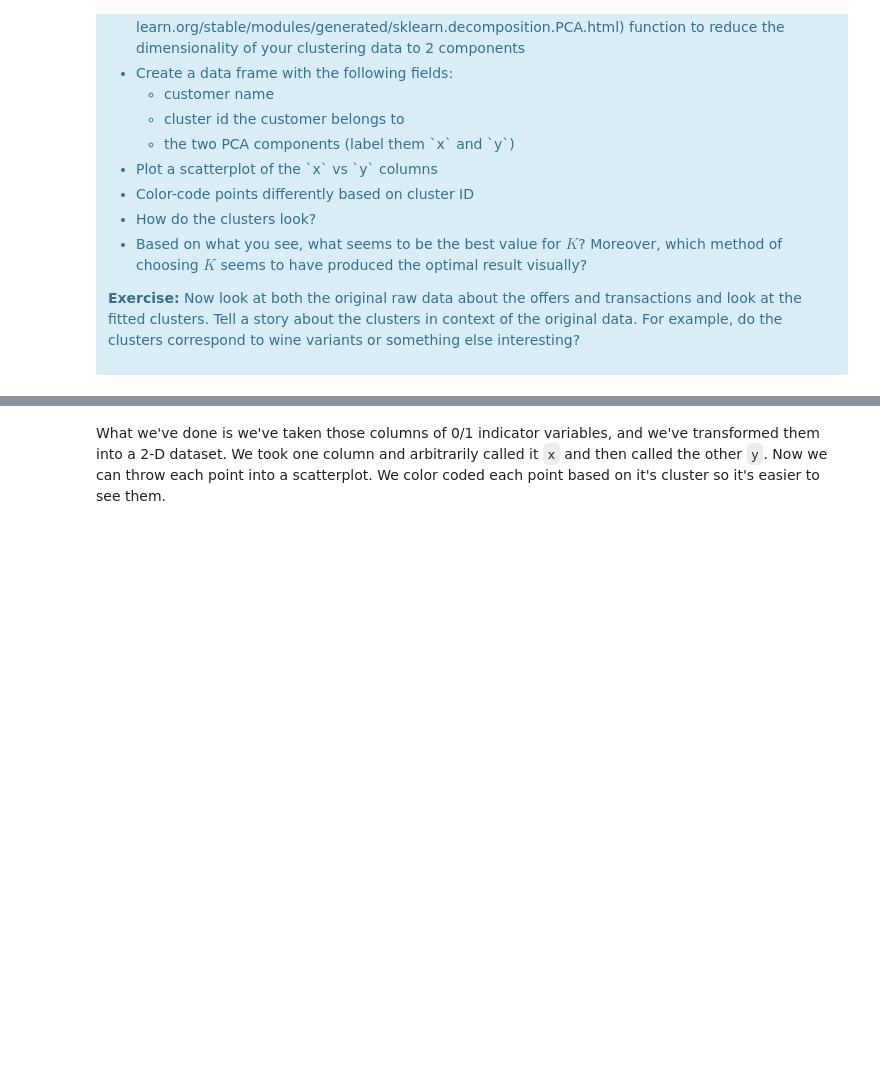
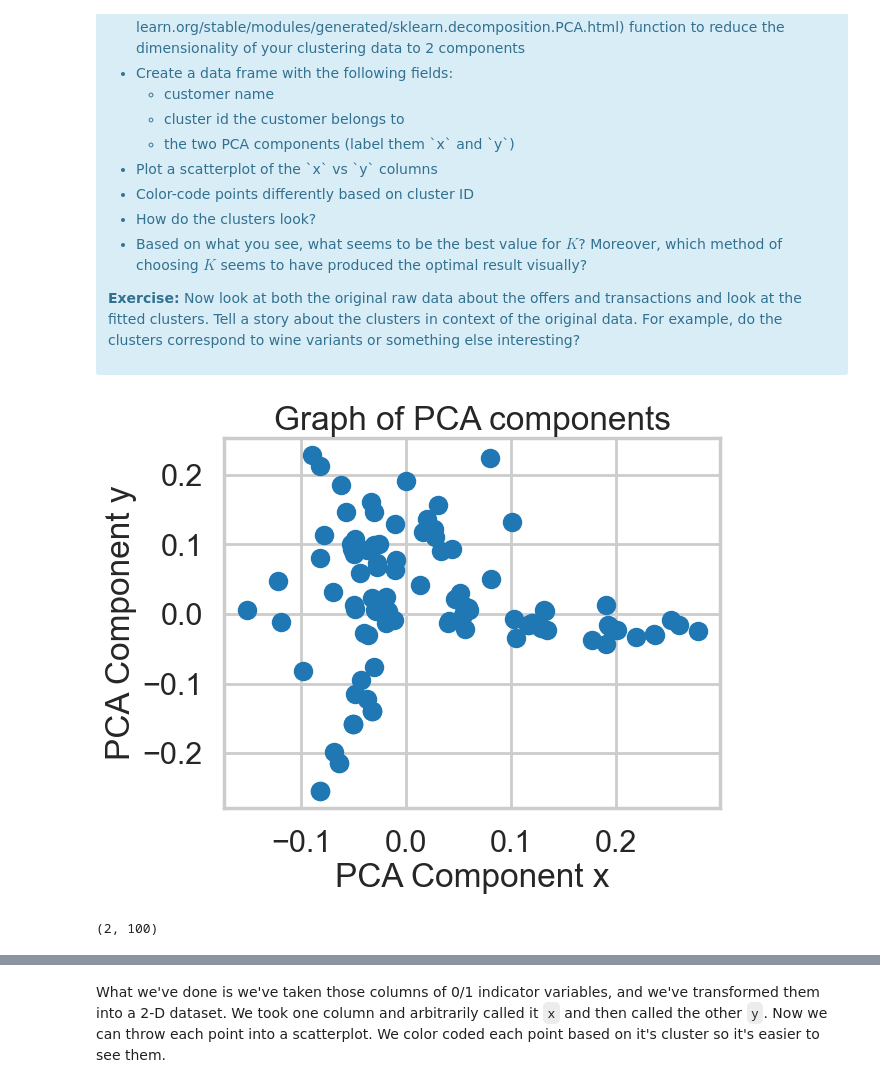
Before and after one commit to MsEM11/Clustering-Case-Study, a Jupyter notebook: Clustering Case Study - Customer Segmentation with K-Means - Tier 3.ipynb, the cells around one changed output, grey strips where cells are left out. Cells and saved outputs as stored; diff of their text form; code cells hidden in the pictures; blank space fills up the shorter version.

```diff
--- a/Clustering Case Study - Customer Segmentation with K-Means - Tier 3.ipynb
+++ b/Clustering Case Study - Customer Segmentation with K-Means - Tier 3.ipynb
@@ -328,0 +322,19 @@ This is only one use of PCA for dimension reduction. We can also use PCA when we
+# %%
+#your turn
+from sklearn.decomposition import PCA
+pca = PCA(n_components=2,random_state=42)
+pca_results = pca.fit(x_cols.transpose())
+# %%
+# Let's see what the data look like.
+plt.scatter(pca_results.components_[0],pca_results.components_[1])
+plt.xlabel('PCA Component x')
+plt.ylabel('PCA Component y')
+plt.title('Graph of PCA components')
+plt.show()
+# A visual inspection seems consistent with 3 clusters.
+# %% [output]
+[figure, added]
+# %%
+pca_results.components_.shape
+# %% [output]
+(2, 100)
```
Also changed, not shown: parts of 9 cells of this notebook.
